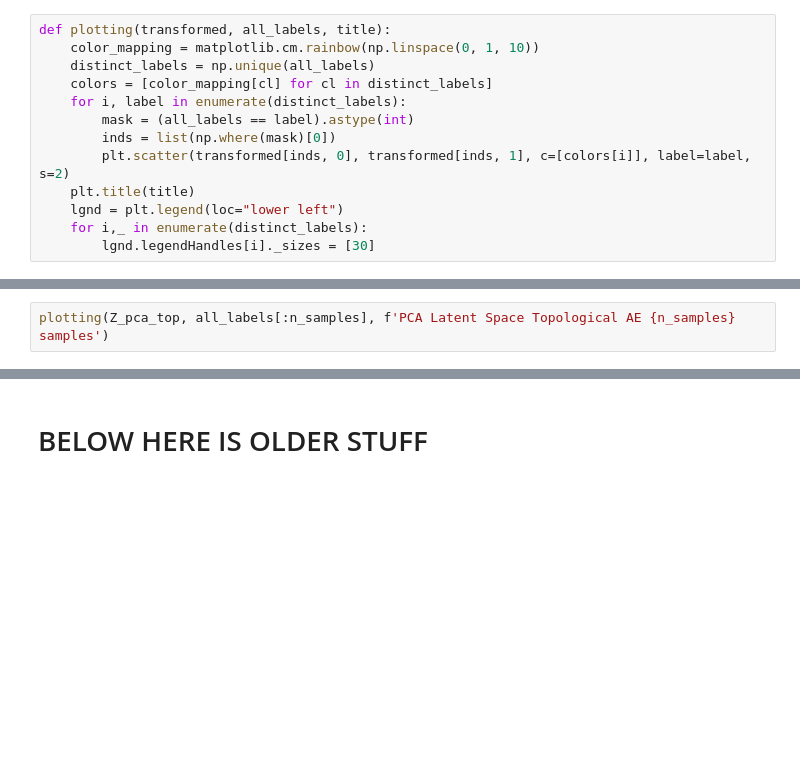
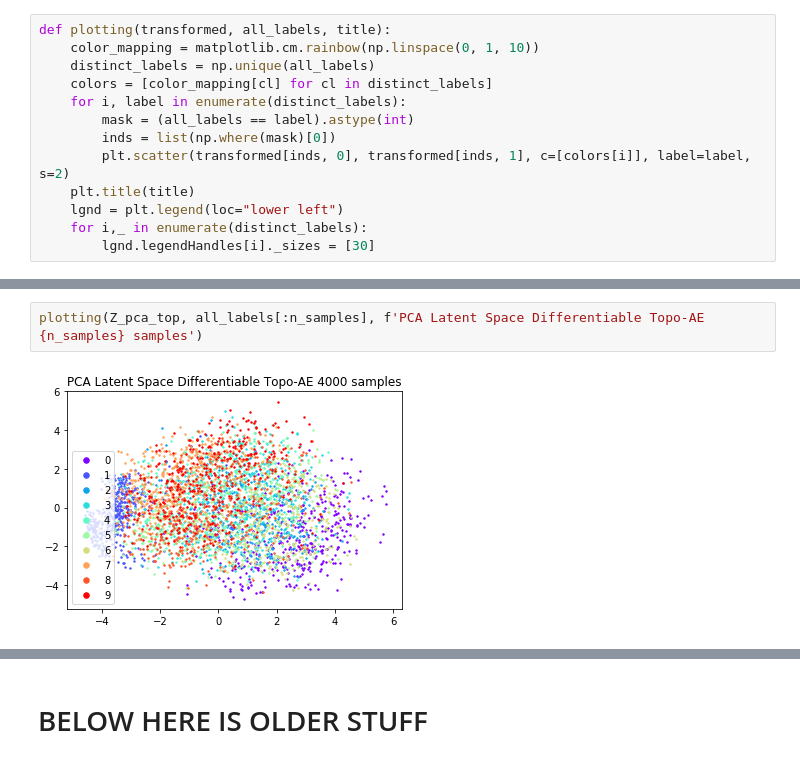
Before and after one commit to BorgwardtLab/topological-autoencoders, a Jupyter notebook: notebooks/Visualize_latent_space_mnist.ipynb, the cells around one changed output, grey strips where cells are left out. Cells and saved outputs as stored; diff of their text form; blank space fills up the shorter version.

```diff
--- a/notebooks/Visualize_latent_space_mnist.ipynb
+++ b/notebooks/Visualize_latent_space_mnist.ipynb
@@ -203,4 +222,6 @@ plotting(X_tsne, all_labels[:n_samples], '2D Embedding of Data Space {n_samples}
 # %%
-plotting(Z_pca_top, all_labels[:n_samples], f'PCA Latent Space Topological AE {n_samples} samples')
+plotting(Z_pca_top, all_labels[:n_samples], f'PCA Latent Space Differentiable Topo-AE {n_samples} samples')
+# %% [output]
+[figure, added]
 # %%
 plotting(Z_pca_van, all_labels[:n_samples], f'PCA Latent Space Vanilla AE {n_samples} samples')
```
Also changed, not shown: parts of 14 cells of this notebook.
